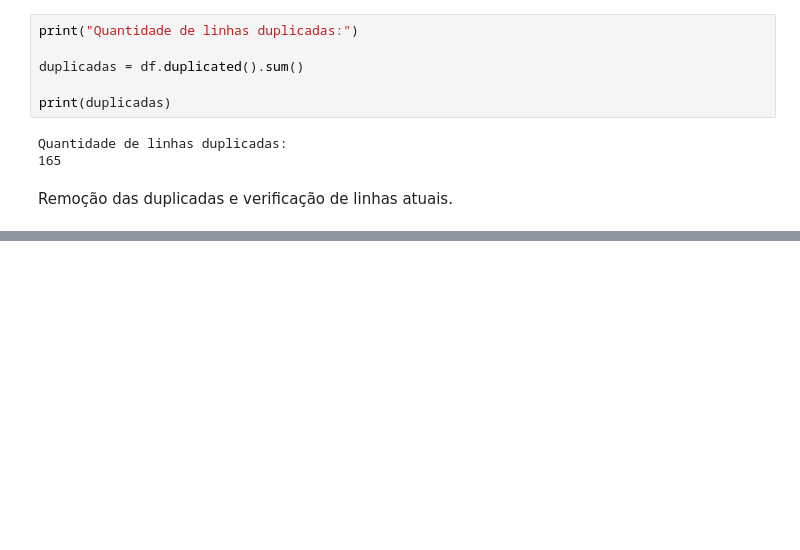
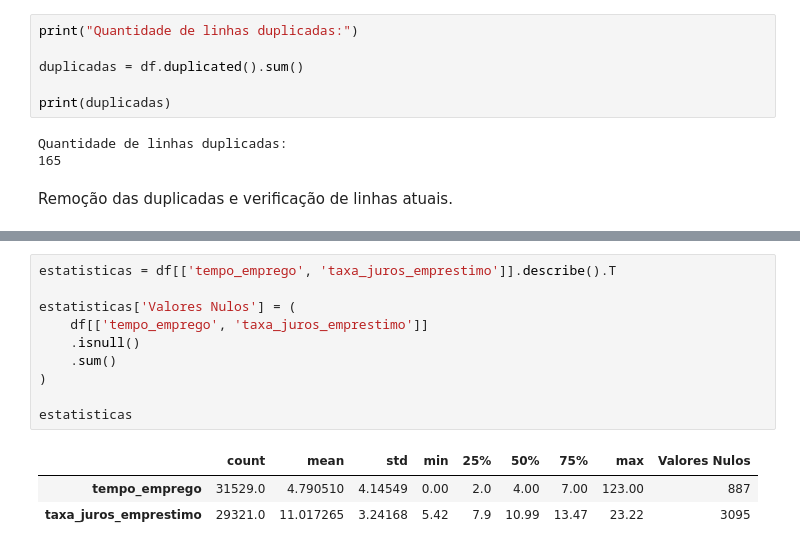
Before and after one commit to Ana-Cravo/credit_risk, a Jupyter notebook: projeto_credit_risk.ipynb, the cells around one changed output, grey strips where cells are left out. Saved outputs shown, nothing was run; the diff lists cells and outputs as text; blank space fills up the shorter version.

```diff
--- a/projeto_credit_risk.ipynb
+++ b/projeto_credit_risk.ipynb
@@ -371,0 +404,14 @@ print(f"Total de linhas restantes no dataframe: {total_linhas}")
+# %%
+estatisticas = df[['tempo_emprego', 'taxa_juros_emprestimo']].describe().T
+
+estatisticas['Valores Nulos'] = (
+    df[['tempo_emprego', 'taxa_juros_emprestimo']]
+    .isnull()
+    .sum()
+)
+
+estatisticas
+# %% [output]
+|  | count | mean | std | min | 25% | 50% | 75% | max | Valores Nulos |
+| tempo_emprego | 31529.0 | 4.790510 | 4.14549 | 0.00 | 2.0 | 4.00 | 7.00 | 123.00 | 887 |
+| taxa_juros_emprestimo | 29321.0 | 11.017265 | 3.24168 | 5.42 | 7.9 | 10.99 | 13.47 | 23.22 | 3095 |
```
Also changed, not shown: parts of 19 cells of this notebook.
